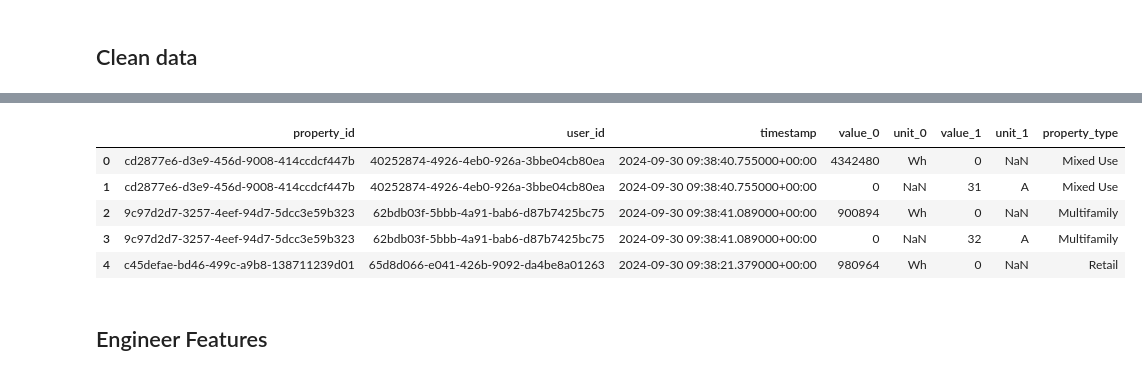
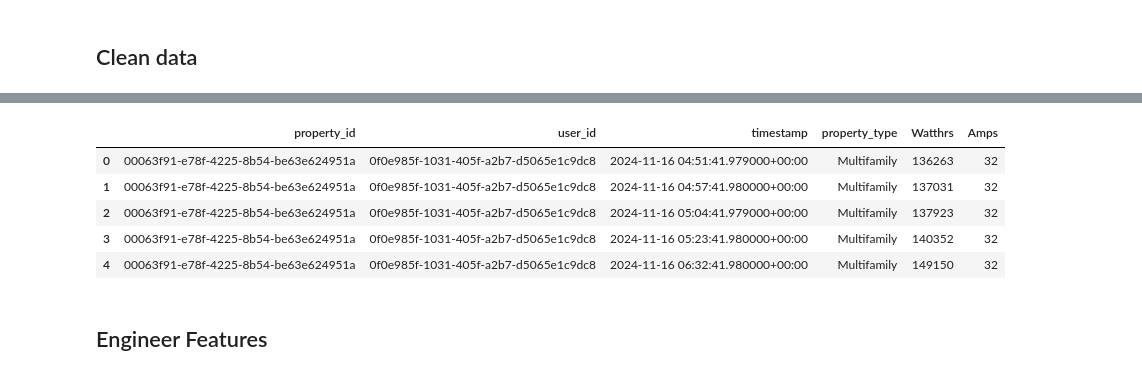
Before and after one commit to davidelgas/DataSciencePortfolio, a Jupyter notebook: OCCP/OCCP.ipynb, the cells around one changed output, grey strips where cells are left out. Drawn from its saved outputs; the diff is of its cells as text; code cells hidden in the pictures.

```diff
--- a/OCCP/OCCP.ipynb
+++ b/OCCP/OCCP.ipynb
@@ -461,13 +474,13 @@ Rows before cleaning: 5365544, Rows after cleaning: 2526852
 # %%
-df = pd.read_csv('/content/drive/MyDrive/Colab Notebooks/Data_sets/OCCP/logs_with_properties_cleaned.csv')
+df = pd.read_csv('/content/drive/MyDrive/Colab Notebooks/Data_sets/OCCP/logs_with_properties_cleaned_compacted.csv')
 df.head()
 # %% [output]
-|  | property_id | user_id | timestamp | value_0 | unit_0 | value_1 | unit_1 | property_type |
-| 0 | cd2877e6-d3e9-456d-9008-414ccdcf447b | 40252874-4926-4eb0-926a-3bbe04cb80ea | 2024-09-30 09:38:40.755000+00:00 | 4342480 | Wh | 0 | NaN | Mixed Use |
-| 1 | cd2877e6-d3e9-456d-9008-414ccdcf447b | 40252874-4926-4eb0-926a-3bbe04cb80ea | 2024-09-30 09:38:40.755000+00:00 | 0 | NaN | 31 | A | Mixed Use |
-| 2 | 9c97d2d7-3257-4eef-94d7-5dcc3e59b323 | 62bdb03f-5bbb-4a91-bab6-d87b7425bc75 | 2024-09-30 09:38:41.089000+00:00 | 900894 | Wh | 0 | NaN | Multifamily |
-| 3 | 9c97d2d7-3257-4eef-94d7-5dcc3e59b323 | 62bdb03f-5bbb-4a91-bab6-d87b7425bc75 | 2024-09-30 09:38:41.089000+00:00 | 0 | NaN | 32 | A | Multifamily |
-| 4 | c45defae-bd46-499c-a9b8-138711239d01 | 65d8d066-e041-426b-9092-da4be8a01263 | 2024-09-30 09:38:21.379000+00:00 | 980964 | Wh | 0 | NaN | Retail |
+|  | property_id | user_id | timestamp | property_type | Watthrs | Amps |
+| 0 | 00063f91-e78f-4225-8b54-be63e624951a | 0f0e985f-1031-405f-a2b7-d5065e1c9dc8 | 2024-11-16 04:51:41.979000+00:00 | Multifamily | 136263 | 32 |
+| 1 | 00063f91-e78f-4225-8b54-be63e624951a | 0f0e985f-1031-405f-a2b7-d5065e1c9dc8 | 2024-11-16 04:57:41.980000+00:00 | Multifamily | 137031 | 32 |
+| 2 | 00063f91-e78f-4225-8b54-be63e624951a | 0f0e985f-1031-405f-a2b7-d5065e1c9dc8 | 2024-11-16 05:04:41.979000+00:00 | Multifamily | 137923 | 32 |
+| 3 | 00063f91-e78f-4225-8b54-be63e624951a | 0f0e985f-1031-405f-a2b7-d5065e1c9dc8 | 2024-11-16 05:23:41.980000+00:00 | Multifamily | 140352 | 32 |
+| 4 | 00063f91-e78f-4225-8b54-be63e624951a | 0f0e985f-1031-405f-a2b7-d5065e1c9dc8 | 2024-11-16 06:32:41.980000+00:00 | Multifamily | 149150 | 32 |
 # %% [markdown]
 ## Engineer Features
 # %%
```
Also changed, not shown: parts of 3 cells of this notebook.
